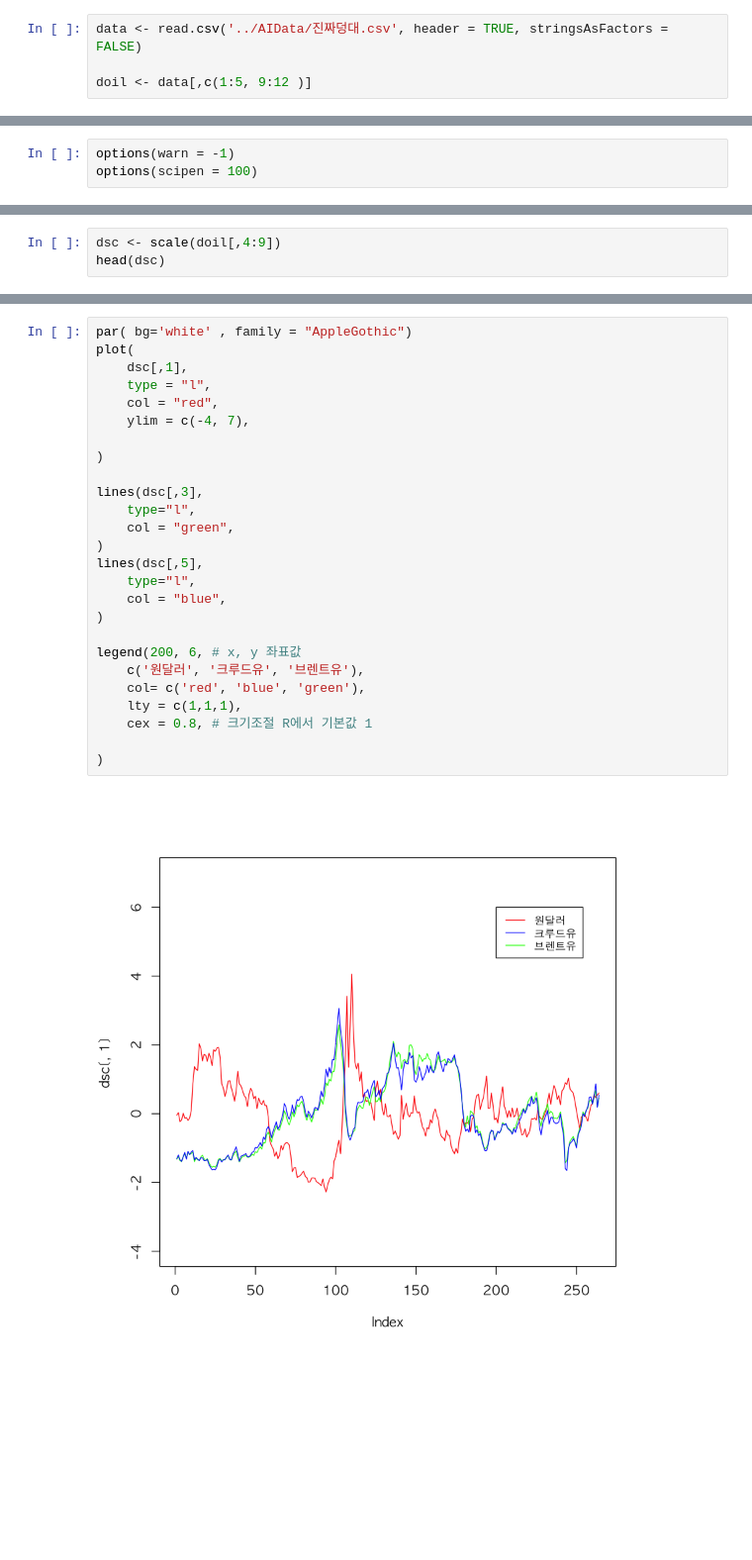
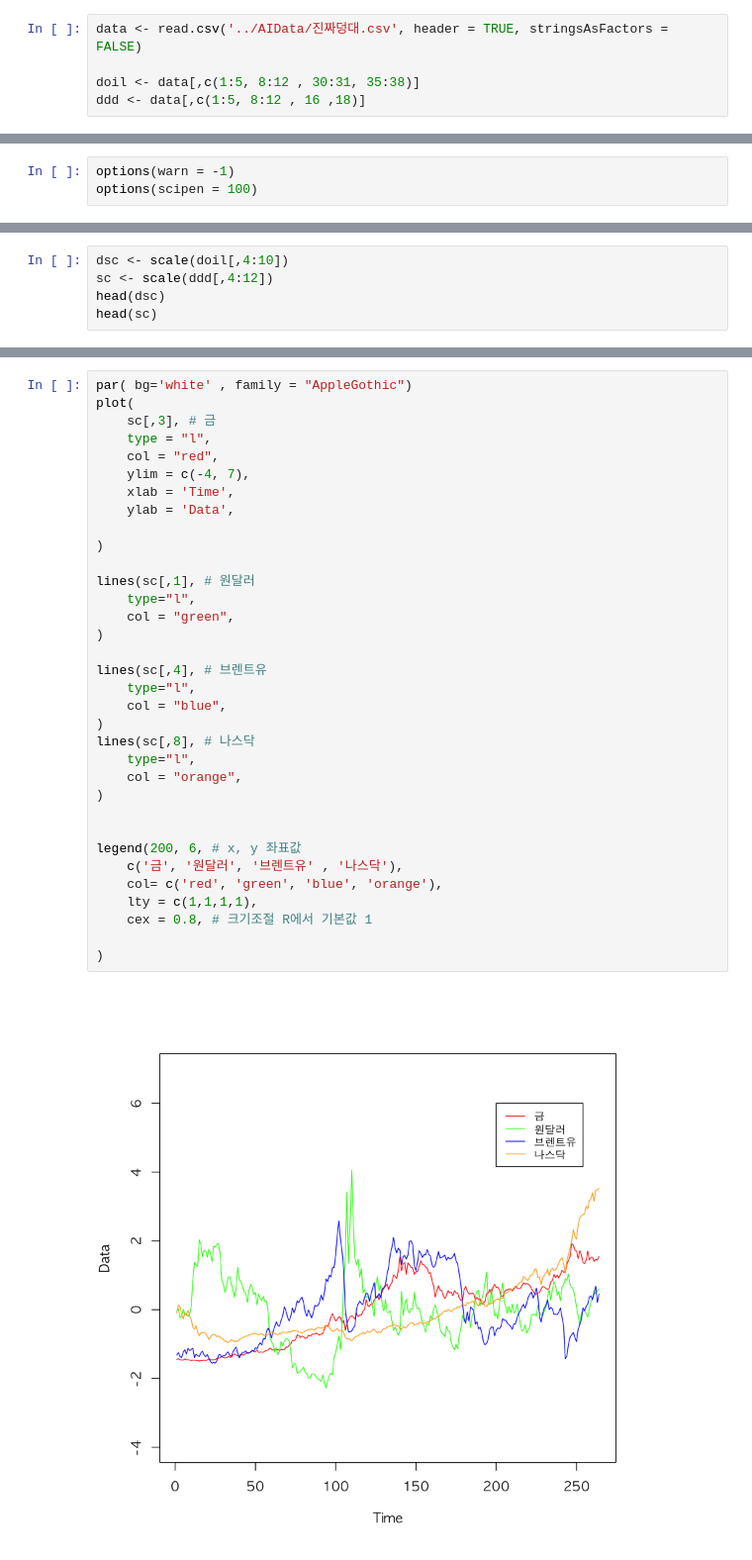
Before and after one commit to monargent0/TJRrrClass, a Jupyter notebook: 달러.ipynb, the cells around one changed output, grey strips where cells are left out. Shown at 99% size. Saved outputs shown, nothing was run; the diff lists cells and outputs as text; blank space fills up the shorter version.

```diff
--- a/달러.ipynb
+++ b/달러.ipynb
@@ -1,5 +1,6 @@
 # %%
 data <- read.csv('../AIData/진짜덩대.csv', header = TRUE, stringsAsFactors = FALSE)
 
-doil <- data[,c(1:5, 9:12 )]
+doil <- data[,c(1:5, 8:12 , 30:31, 35:38)]
+ddd <- data[,c(1:5, 8:12 , 16 ,18)]
 # %%
@@ -34,4 +58,6 @@ plot(doil[,-c(1:3)])
 # %%
-dsc <- scale(doil[,4:9])
+dsc <- scale(doil[,4:10])
+sc <- scale(ddd[,4:12])
 head(dsc)
+head(sc)
 # %% [output]
@@ -45,28 +78,36 @@ head(dsc)
 # %%
 par( bg='white' , family = "AppleGothic")
 plot(
-    dsc[,1],
+    sc[,3], # 금
     type = "l",
     col = "red",
     ylim = c(-4, 7),
+    xlab = 'Time',
+    ylab = 'Data',
 
 )
 
-lines(dsc[,3],
+lines(sc[,1], # 원달러
     type="l",
     col = "green",
 )
-lines(dsc[,5],
+
+lines(sc[,4], # 브렌트유
     type="l",
     col = "blue",
 )
+lines(sc[,8], # 나스닥
+    type="l",
+    col = "orange",
+)
+
 
 legend(200, 6, # x, y 좌표값
-    c('원달러', '크루드유', '브렌트유'),
-    col= c('red', 'blue', 'green'),
-    lty = c(1,1,1),
+    c('금', '원달러', '브렌트유' , '나스닥'),
+    col= c('red', 'green', 'blue', 'orange'),
+    lty = c(1,1,1,1),
     cex = 0.8, # 크기조절 R에서 기본값 1
 
 )
 # %% [output]
-[figure, old version]
+[figure, new version]
```
Also changed, not shown: parts of 16 cells of this notebook.
